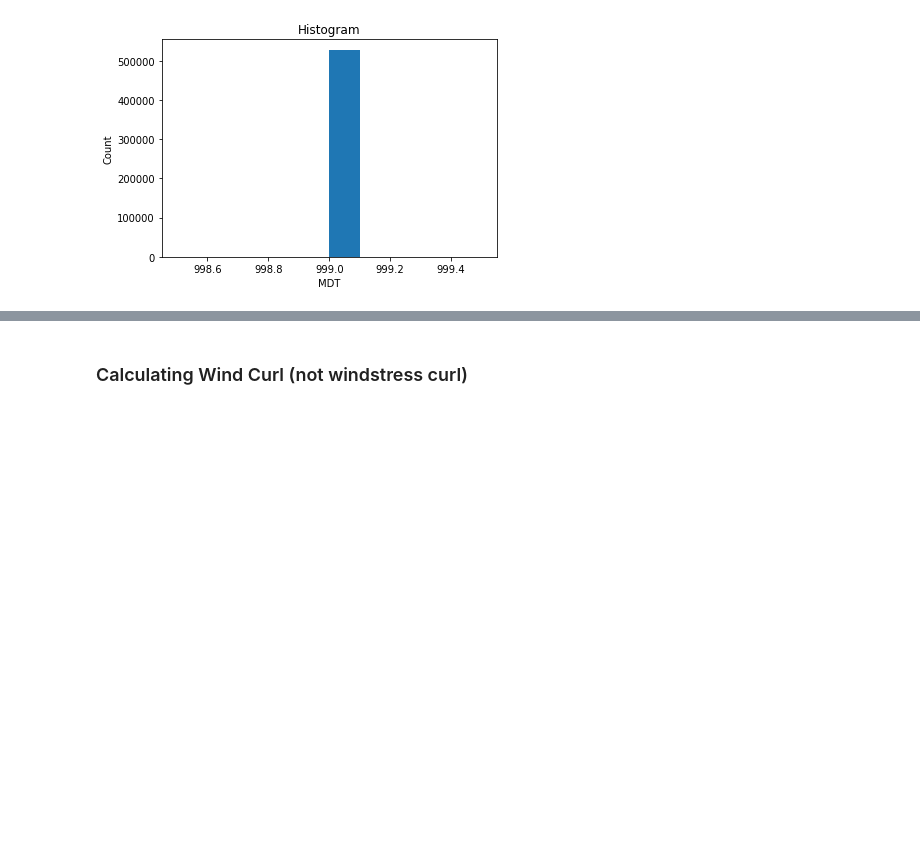
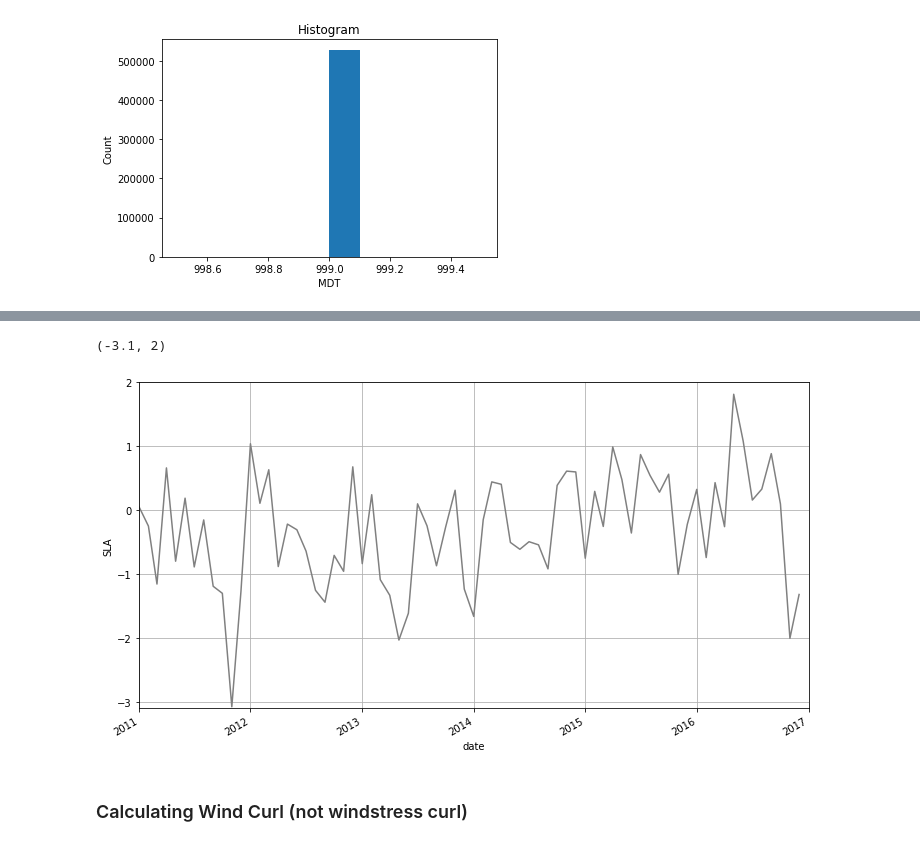
Before and after one commit to shanicetbailey/rces-finalproject, a Jupyter notebook: class_project2018_cleaned.ipynb, the cells around one changed output, grey strips where cells are left out. Drawn from its saved outputs; the diff is of its cells as text; code cells hidden in the pictures; blank space fills up the shorter version.

```diff
--- a/class_project2018_cleaned.ipynb
+++ b/class_project2018_cleaned.ipynb
@@ -439,0 +410,10 @@ gyre_depth.SLA.mean(['Y', 'X']).plot()
+# %%
+# TAKE OUT SEASONAL CYCLE IN EACH LIGHT BLUE AND DARK BLUE
+# THEN SUBTRACT LIGHT BLUE FROM DARK BLUE
+gyre_season_out_light_blue = (ds.where(ds.DOT<=-211)).groupby('date.month') - light_blue
+gyre_season_out_dark_blue = (ds.where(ds.DOT==-205, 999)).groupby('date.month') - dark_blue
+# %%
+#though caption says light blue minus dark blue, the fig below looks more like the fig in paper
+#if I try plotting light - dark then the fig looks even more off
+gyre_depth = gyre_season_out_dark_blue - gyre_season_out_light_blue
+gyre_depth
@@ -440,3 +435,12 @@ gyre_depth.SLA.mean(['Y', 'X']).plot()
+# %%
+#scaling is way off
+gyre_depth.SLA.mean(['Y', 'X']).plot(c='grey', figsize=(12,6))
+plt.grid()
+plt.xlim('2011', '2017')
+plt.ylim(-3.1, 2)
+# %% [output]
+(-3.1, 2)
+[figure, added]
 # %% [markdown]
 ### Calculating Wind Curl (not windstress curl)
 # %%
```
Also changed, not shown: parts of 31 cells of this notebook.
